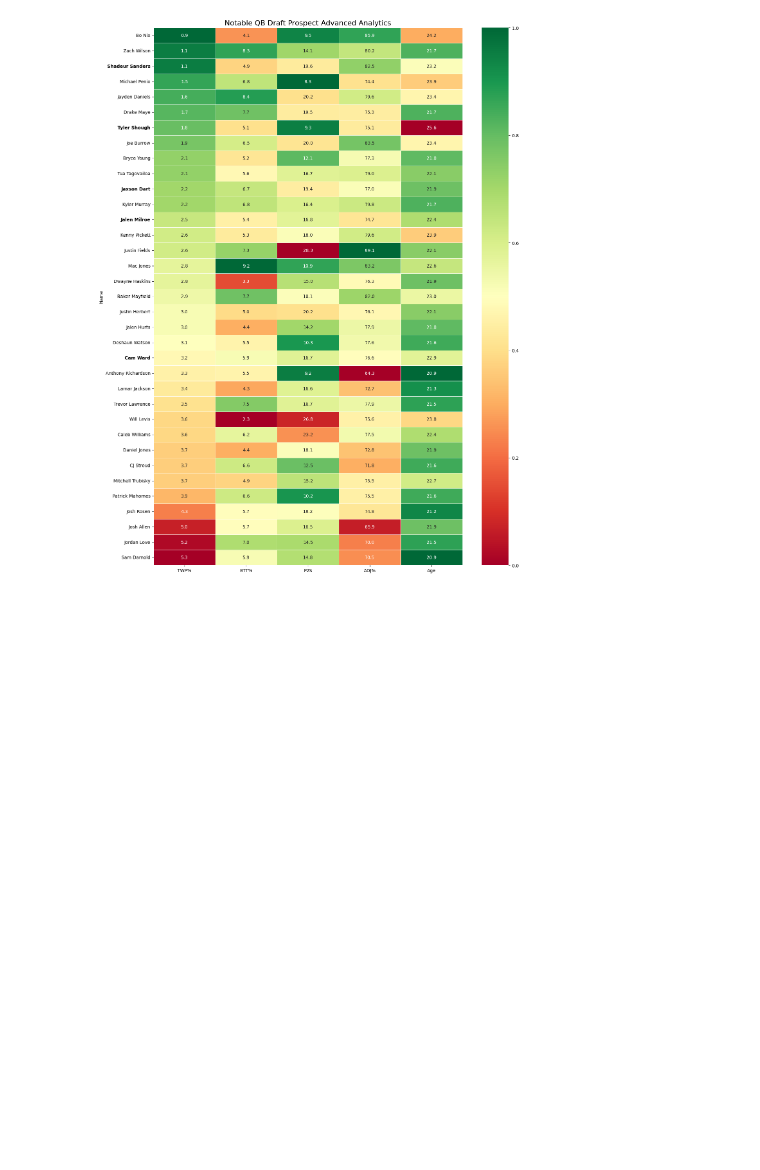
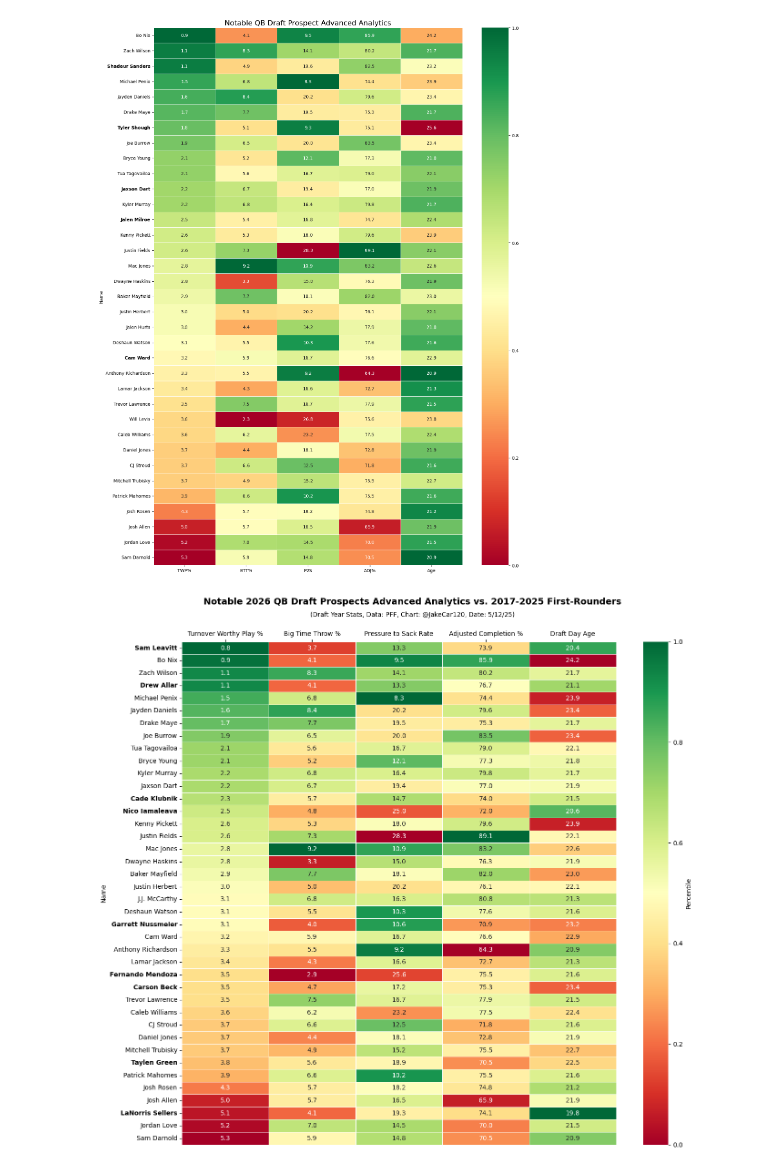
Before and after one commit to PJakeCar120/nfl-site, a Jupyter notebook: src/pages/QBDraft2025.ipynb, the cells around one changed output. Saved outputs shown, nothing was run; the diff lists cells and outputs as text; code cells hidden in the pictures; blank space fills up the shorter version.

```diff
--- a/src/pages/QBDraft2025.ipynb
+++ b/src/pages/QBDraft2025.ipynb
@@ -73,3 +73,73 @@ similarity_df = pd.DataFrame(similarities,
                              columns=first_rounders_df.index)
 # %% [output]
 [figure]
+# %%
+import pandas as pd
+import seaborn as sns
+import matplotlib.pyplot as plt
+
+# Load CSV
+df = pd.read_csv("/Users/jakecardonick/Downloads/QBDraft2026.csv")
+
+# Sort by TWP% ascending
+df = df.sort_values(by="TWP%", ascending=True)
+
+# Save names and set as index
+index_col = df.columns[0]
+df = df.set_index(index_col)
+
+# Lower-is-better metrics
+lower_is_better = ['P2S', 'TWP%', "Age"]
+
+# Normalize for coloring
+df_normalized = df.copy()
+for col in df.columns:
+    if pd.api.types.is_numeric_dtype(df[col]):
+        if col in lower_is_better:
+            df_normalized[col] = (df[col].max() - df[col]) / (df[col].max() - df[col].min())
+        else:
+            df_normalized[col] = (df[col] - df[col].min()) / (df[col].max() - df[col].min())
+
+# Columns to display
+df = df[["TWP%", "BTT%", "P2S", "ADJ%", "Age"]]
+df_normalized = df_normalized[["TWP%", "BTT%", "P2S", "ADJ%", "Age"]]
+
+# Rename columns for display
+column_renames = {
+    "TWP%": "Turnover Worthy Play %",
+    "BTT%": "Big Time Throw %",
+    "P2S": "Pressure to Sack Rate",
+    "ADJ%": "Adjusted Completion %",
+    "Age": "Draft Day Age"
+}
+
+df = df.rename(columns=column_renames)
+df_normalized = df_normalized.rename(columns=column_renames)
+
+# Bold targets
+bold_names = {"Garrett Nussmeier", "Cade Klubnik", "LaNorris Sellers", "Drew Allar", "Nico Iamaleava", "Sam Leavitt", "Carson Beck", "Fernando Mendoza", "Taylen Green"}
+
+# Plot
+plt.figure(figsize=(14, len(df) * 0.3))
+ax = sns.heatmap(df_normalized,
+                 annot=df,
+                 fmt=".1f",
+                 cmap="RdYlGn",
+                 linewidths=0.5,
+                 cbar=True,
+                 cbar_kws={"label": "Percentile"})
+
+ax.xaxis.tick_top()
+
+
+# Bold selected y-axis labels
+for label in ax.get_yticklabels():
+    if label.get_text() in bold_names:
+        label.set_weight("bold")
+
+plt.suptitle("Notable 2026 QB Draft Prospects Advanced Analytics vs. 2017-2025 First-Rounders", fontsize=14, fontweight='bold', y=1.02)
+plt.figtext(0.5, 0.985, "(Draft Year Stats, Data: PFF, Chart: @JakeCar120, Date: 5/12/25)", ha="center", fontsize=10)
+plt.tight_layout()
+plt.show()
+# %% [output]
+[figure, added]
```
Also changed, not shown: 2 other files.
